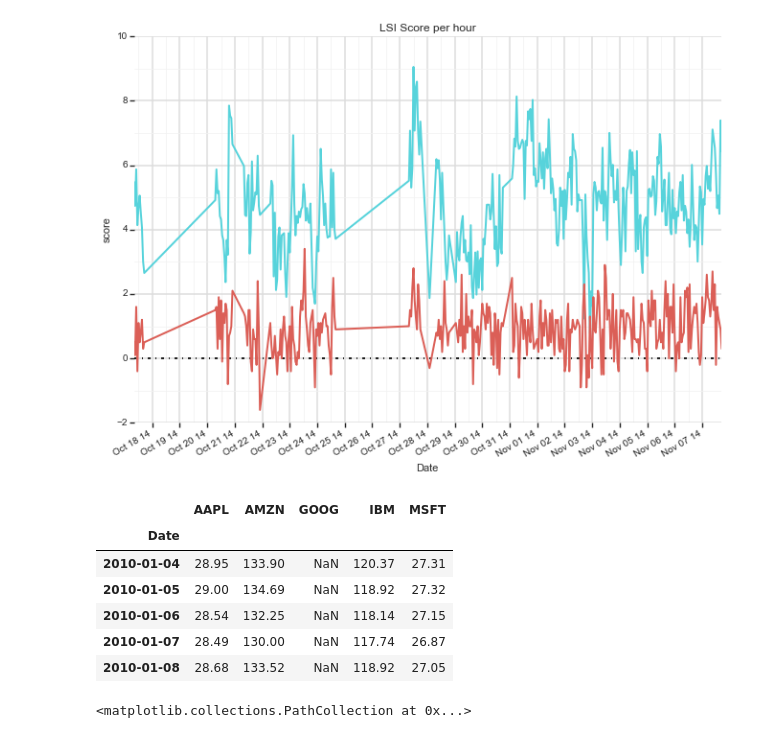
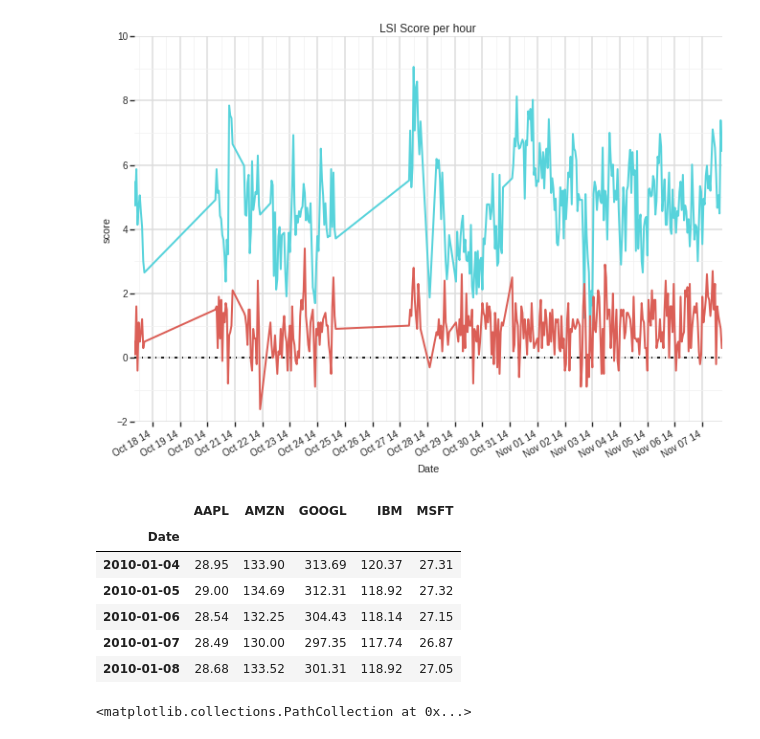
Before and after one commit to binaryaaron/words-and-markets, a Jupyter notebook: analysis/time_series.ipynb, the cells around one changed output. Cells and saved outputs as stored; diff of their text form; code cells hidden in the pictures.

```diff
--- a/analysis/time_series.ipynb
+++ b/analysis/time_series.ipynb
@@ -126,18 +91,18 @@ fig.show()
 # %%
 import pandas.io.data
 # %%
-df = pd.io.data.get_data_yahoo(['AAPL', 'IBM', 'GOOG', 'MSFT', 'AMZN'],
+df = pd.io.data.get_data_yahoo(['AAPL', 'IBM', 'GOOGL', 'MSFT', 'AMZN'],
                                start=datetime.datetime(2010, 1, 1),
                                end=datetime.datetime(2013, 1, 1))['Adj Close']
 df.head()
 # %% [output]
-|  | AAPL | AMZN | GOOG | IBM | MSFT |
+|  | AAPL | AMZN | GOOGL | IBM | MSFT |
 | Date |  |  |  |  |  |
-| 2010-01-04 | 28.95 | 133.90 | NaN | 120.37 | 27.31 |
-| 2010-01-05 | 29.00 | 134.69 | NaN | 118.92 | 27.32 |
-| 2010-01-06 | 28.54 | 132.25 | NaN | 118.14 | 27.15 |
-| 2010-01-07 | 28.49 | 130.00 | NaN | 117.74 | 26.87 |
-| 2010-01-08 | 28.68 | 133.52 | NaN | 118.92 | 27.05 |
+| 2010-01-04 | 28.95 | 133.90 | 313.69 | 120.37 | 27.31 |
+| 2010-01-05 | 29.00 | 134.69 | 312.31 | 118.92 | 27.32 |
+| 2010-01-06 | 28.54 | 132.25 | 304.43 | 118.14 | 27.15 |
+| 2010-01-07 | 28.49 | 130.00 | 297.35 | 117.74 | 26.87 |
+| 2010-01-08 | 28.68 | 133.52 | 301.31 | 118.92 | 27.05 |
 # %%
 rets = df.pct_change()
 # %%
```
Also changed, not shown: parts of 50 cells of this notebook.
